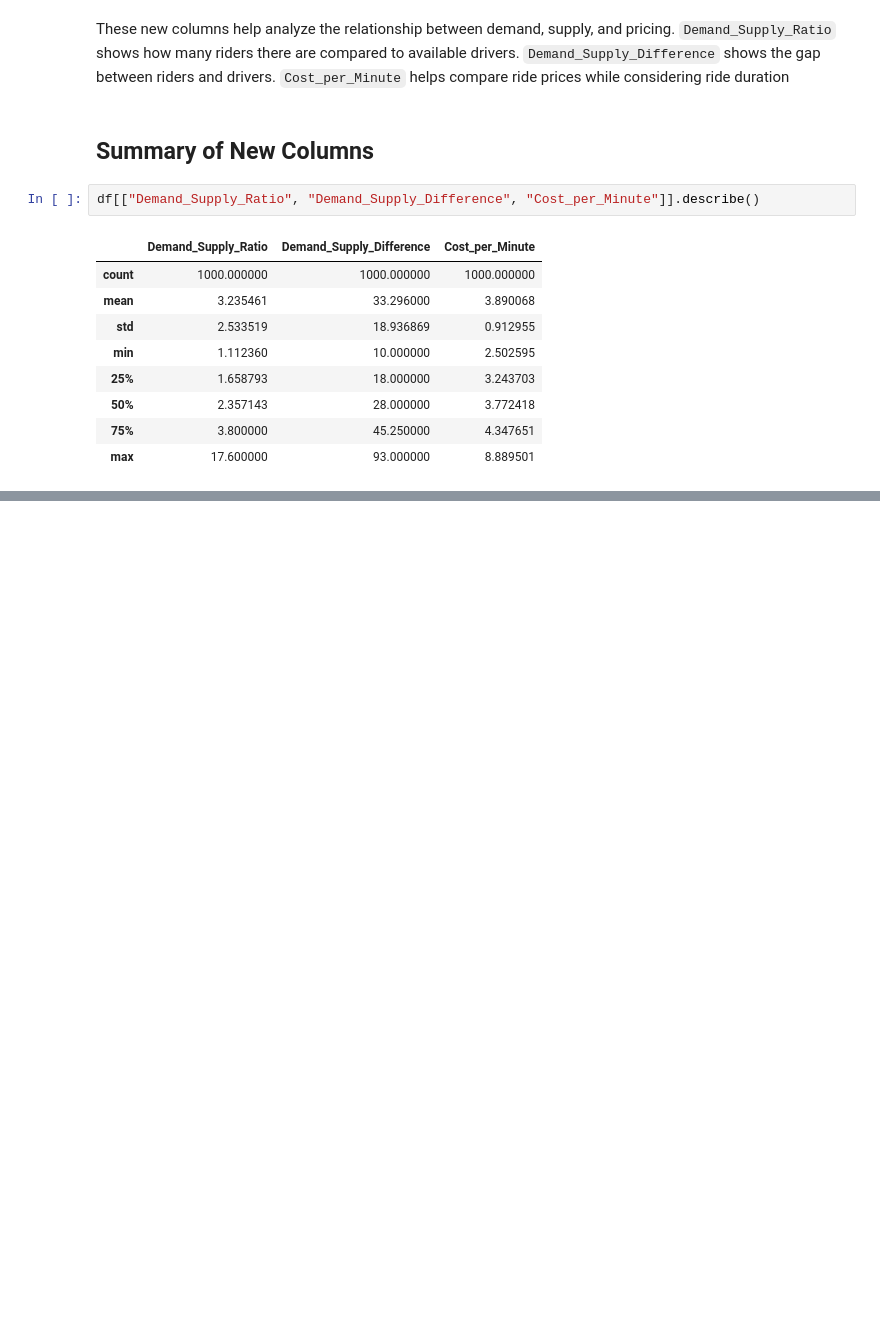
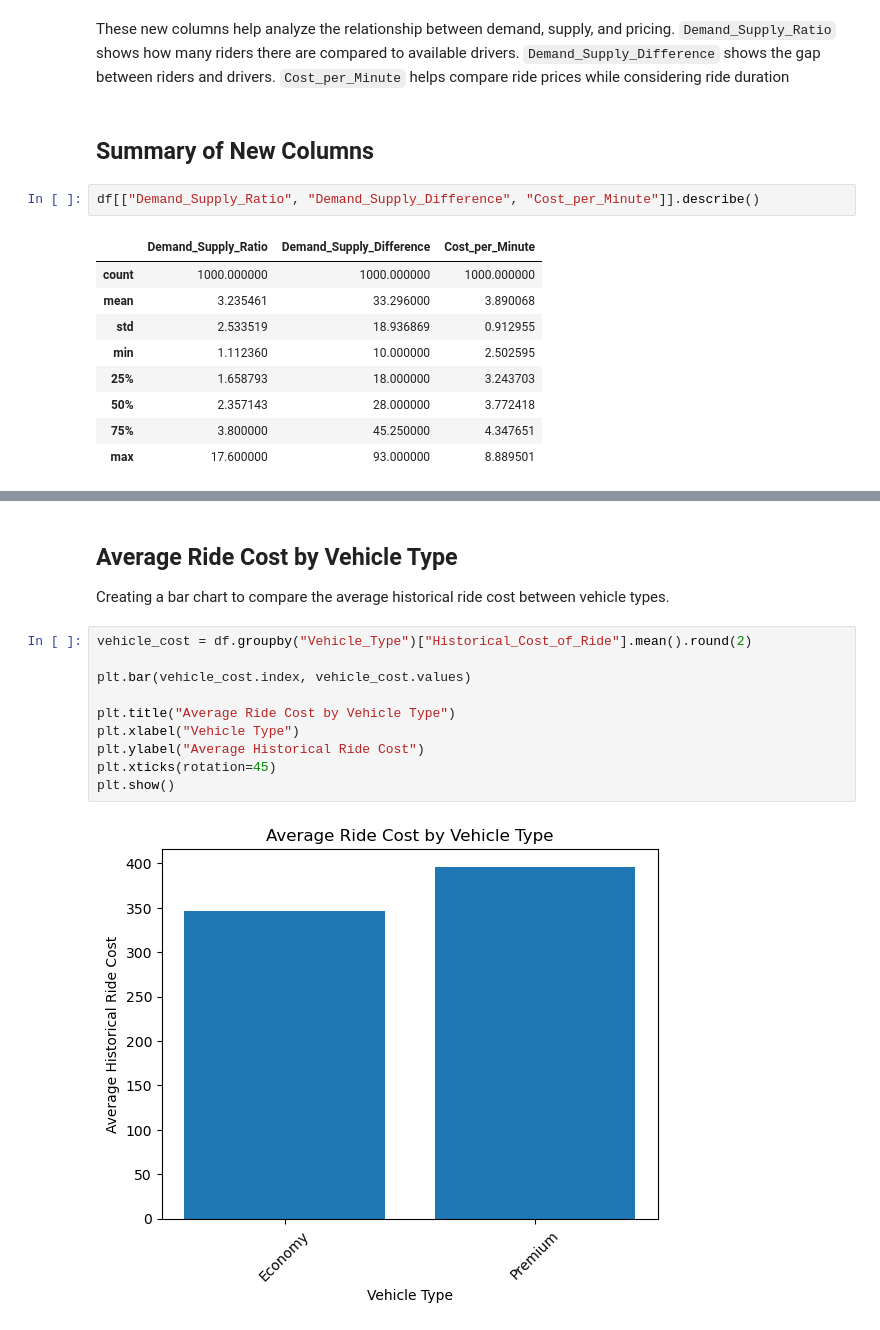
Before and after one commit to victoriabotezatu/dynamic-pricing-project, a Jupyter notebook: Notebooks /02_eda.ipynb, the cells around one changed output, grey strips where cells are left out. Drawn from its saved outputs; the diff is of its cells as text; blank space fills up the shorter version.

```diff
--- a/Notebooks /02_eda.ipynb
+++ b/Notebooks /02_eda.ipynb
@@ -106,0 +176,16 @@ df[["Demand_Supply_Ratio", "Demand_Supply_Difference", "Cost_per_Minute"]].descr
+# %% [markdown]
+## Average Ride Cost by Vehicle Type
+
+Creating a bar chart to compare the average historical ride cost between vehicle types.
+# %%
+vehicle_cost = df.groupby("Vehicle_Type")["Historical_Cost_of_Ride"].mean().round(2)
+
+plt.bar(vehicle_cost.index, vehicle_cost.values)
+
+plt.title("Average Ride Cost by Vehicle Type")
+plt.xlabel("Vehicle Type")
+plt.ylabel("Average Historical Ride Cost")
+plt.xticks(rotation=45)
+plt.show()
+# %% [output]
+[figure, added]
```
Also changed, not shown: parts of 17 cells of this notebook.
